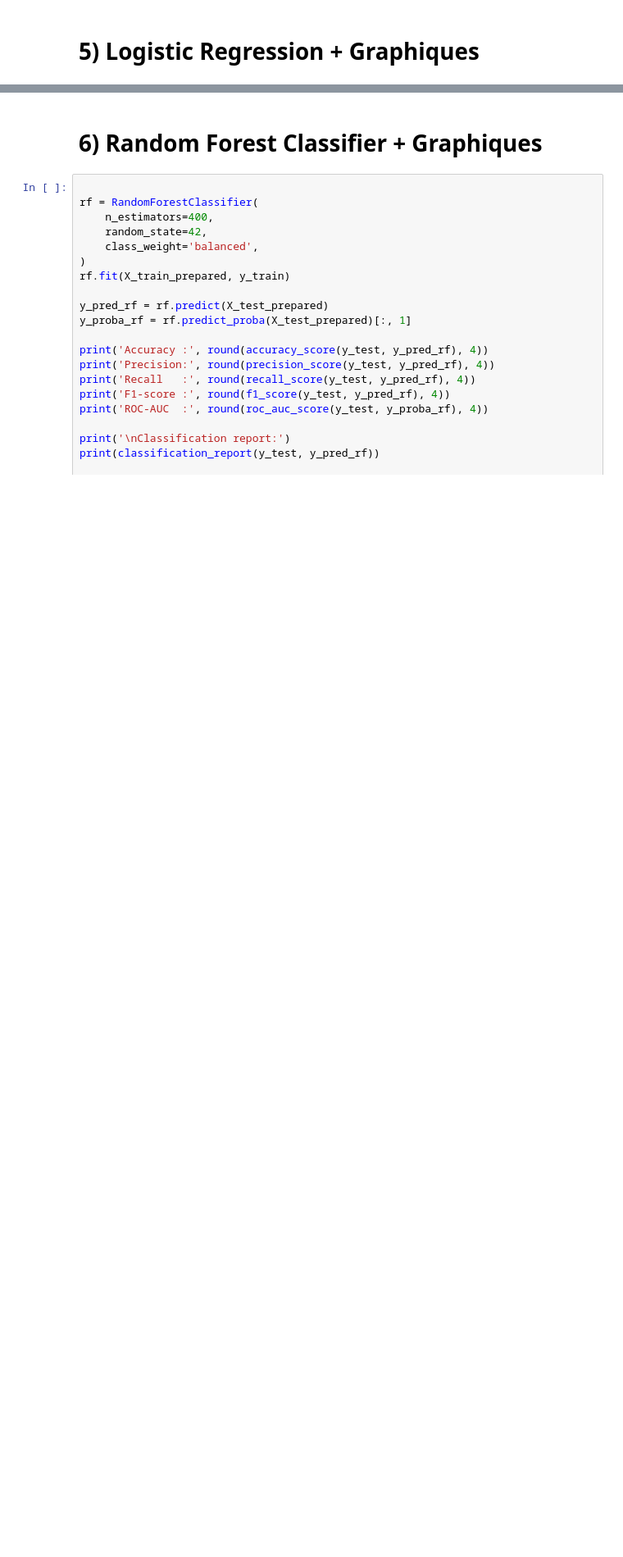
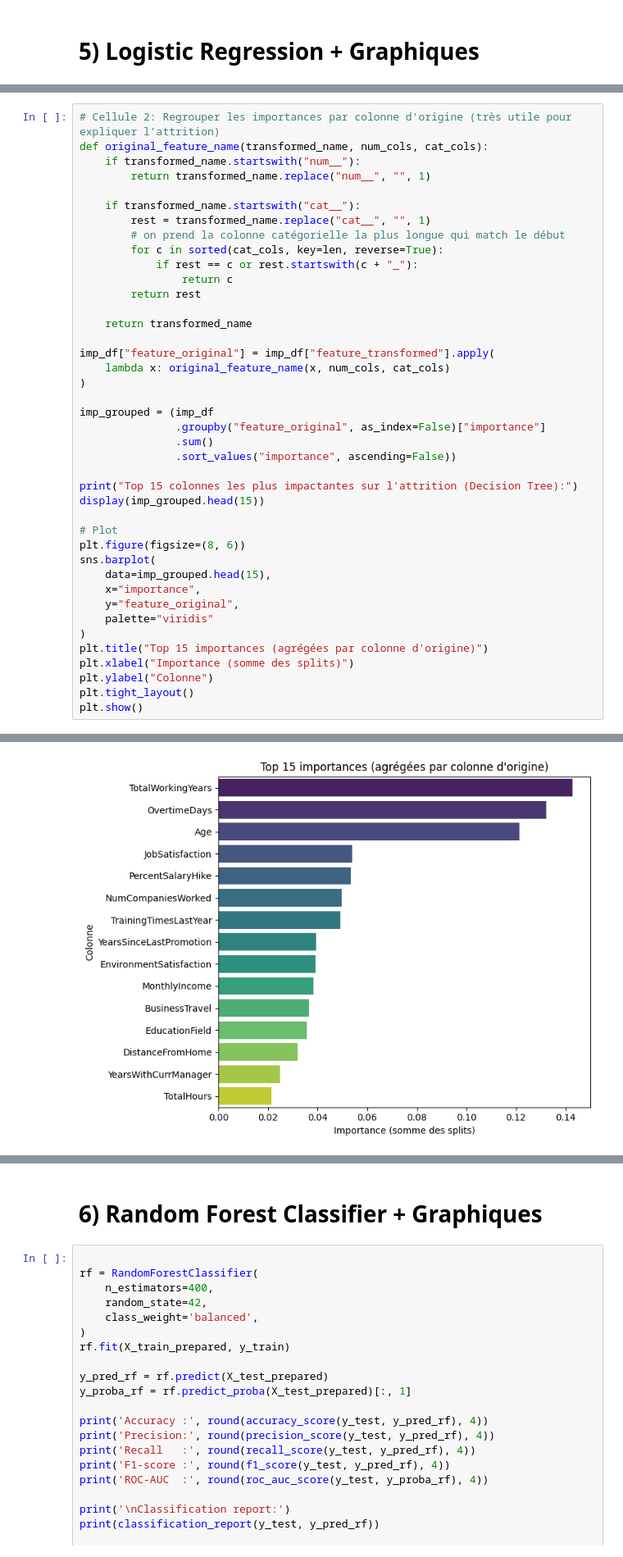
Before and after one commit to Sylv111/cesi-IA, a Jupyter notebook: Programme/projet.ipynb, the cells around one changed output, grey strips where cells are left out. Shown at 82% size. Drawn from its saved outputs; the diff is of its cells as text; blank space fills up the shorter version.

```diff
--- a/Programme/projet.ipynb
+++ b/Programme/projet.ipynb
@@ -1367,0 +1520,42 @@ weighted avg       0.84      0.86      0.84       882
+# %%
+# Cellule 2: Regrouper les importances par colonne d'origine (très utile pour expliquer l'attrition)
+def original_feature_name(transformed_name, num_cols, cat_cols):
+    if transformed_name.startswith("num__"):
+        return transformed_name.replace("num__", "", 1)
+
+    if transformed_name.startswith("cat__"):
+        rest = transformed_name.replace("cat__", "", 1)
+        # on prend la colonne catégorielle la plus longue qui match le début
+        for c in sorted(cat_cols, key=len, reverse=True):
+            if rest == c or rest.startswith(c + "_"):
+                return c
+        return rest
+
+    return transformed_name
+
+imp_df["feature_original"] = imp_df["feature_transformed"].apply(
+    lambda x: original_feature_name(x, num_cols, cat_cols)
+)
+
+imp_grouped = (imp_df
+               .groupby("feature_original", as_index=False)["importance"]
+               .sum()
+               .sort_values("importance", ascending=False))
+
+print("Top 15 colonnes les plus impactantes sur l'attrition (Decision Tree):")
+display(imp_grouped.head(15))
+
+# Plot
+plt.figure(figsize=(8, 6))
+sns.barplot(
+    data=imp_grouped.head(15),
+    x="importance",
+    y="feature_original",
+    palette="viridis"
+)
+plt.title("Top 15 importances (agrégées par colonne d'origine)")
+plt.xlabel("Importance (somme des splits)")
+plt.ylabel("Colonne")
+plt.tight_layout()
+plt.show()
+# %% [output]
@@ -1367,0 +1582 @@ weighted avg       0.84      0.86      0.84       882
+[figure, added]
```
Also changed, not shown: parts of 23 cells of this notebook.
